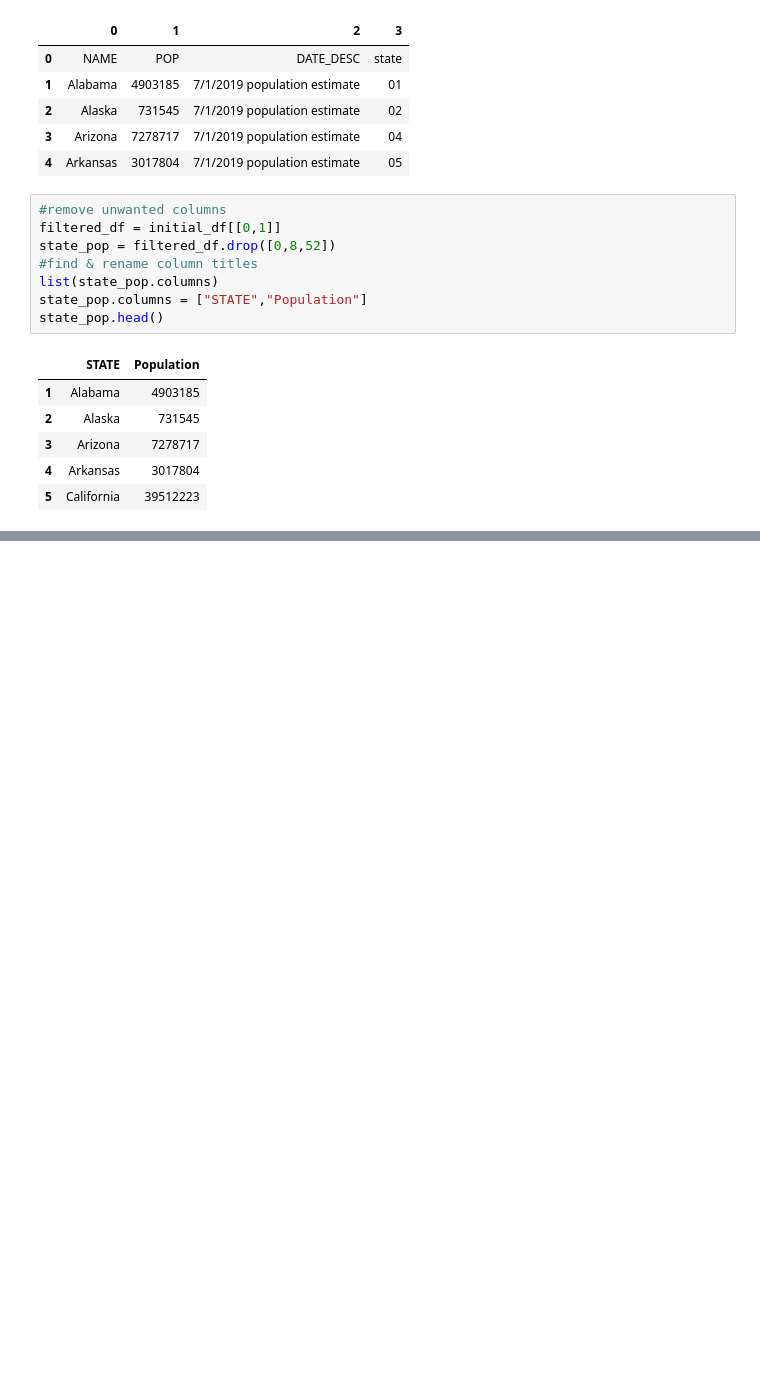
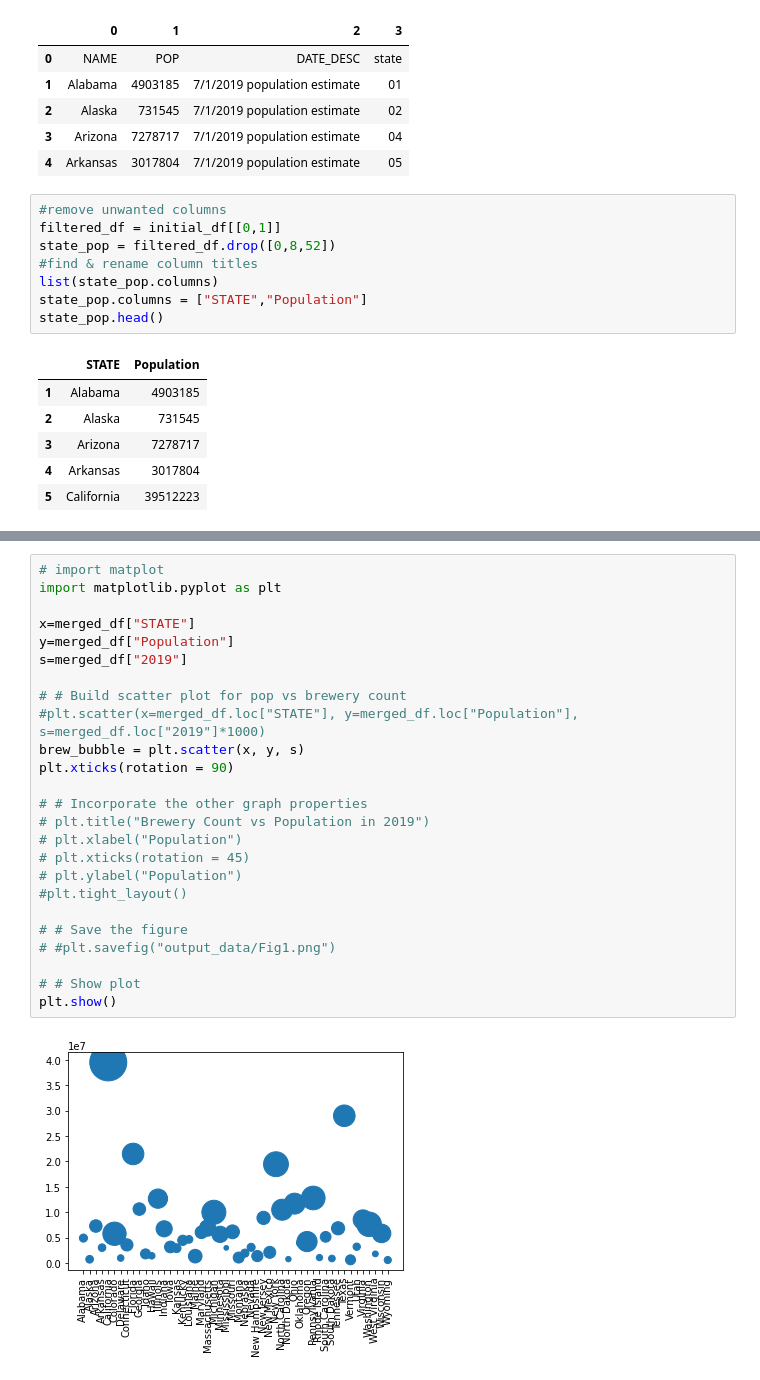
Before and after one commit to matheus-g-a/PROJECT1, a Jupyter notebook: data_files/Census pop.ipynb, the cells around one changed output, grey strips where cells are left out. Drawn from its saved outputs; the diff is of its cells as text; blank space fills up the shorter version.

```diff
--- a/data_files/Census pop.ipynb
+++ b/data_files/Census pop.ipynb
@@ -213,0 +225,27 @@ merged_df
+# %%
+# import matplot
+import matplotlib.pyplot as plt
+
+x=merged_df["STATE"]
+y=merged_df["Population"]
+s=merged_df["2019"]
+
+# # Build scatter plot for pop vs brewery count
+#plt.scatter(x=merged_df.loc["STATE"], y=merged_df.loc["Population"], s=merged_df.loc["2019"]*1000)
+brew_bubble = plt.scatter(x, y, s)
+plt.xticks(rotation = 90)
+
+# # Incorporate the other graph properties
+# plt.title("Brewery Count vs Population in 2019")
+# plt.xlabel("Population")
+# plt.xticks(rotation = 45)
+# plt.ylabel("Population")
+#plt.tight_layout()
+
+# # Save the figure
+# #plt.savefig("output_data/Fig1.png")
+
+# # Show plot
+plt.show()
+# %% [output]
+[figure, added]
```
Also changed, not shown: parts of 11 cells of this notebook, 3 other files.
